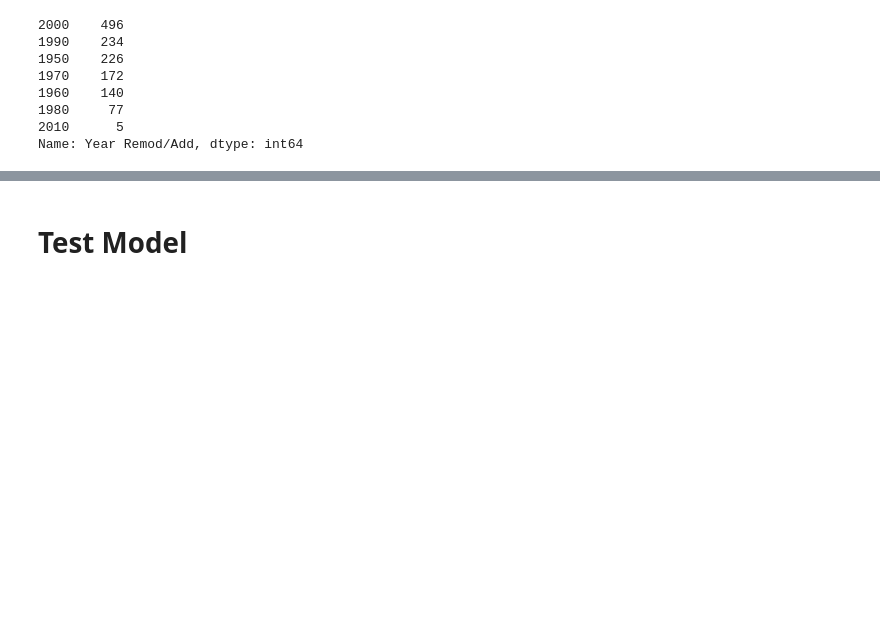
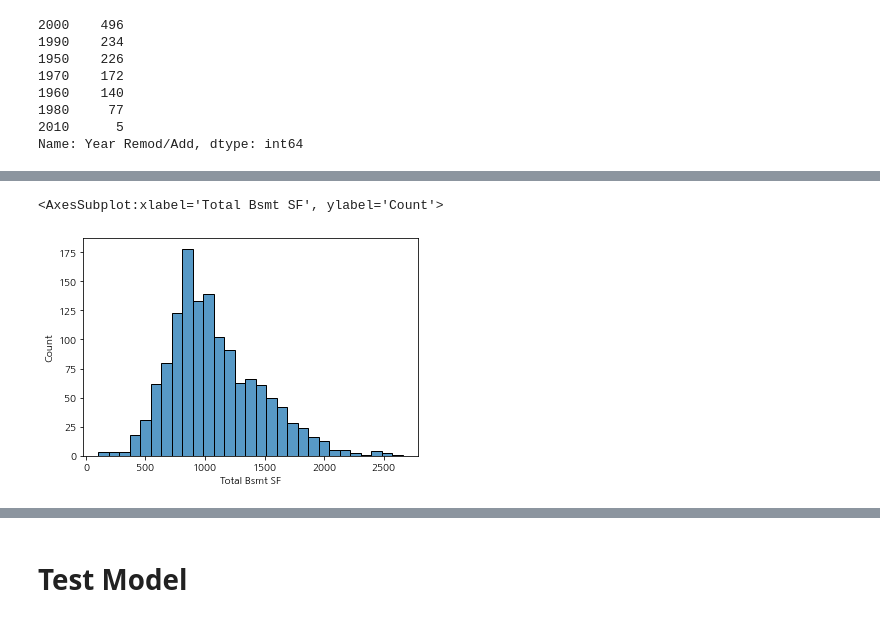
Before and after one commit to suhyun-guri/DACON, a Jupyter notebook: 집값 예측 경진대회/1. EDA 및 전처리, Base Modeling.ipynb, the cells around one changed output, grey strips where cells are left out. Cells and saved outputs as stored; diff of their text form; code cells hidden in the pictures; blank space fills up the shorter version.

```diff
--- a/집값 예측 경진대회/EDA 및 전처리.ipynb
+++ b/집값 예측 경진대회/1. EDA 및 전처리, Base Modeling.ipynb
@@ -246,0 +321,6 @@ Name: Year Remod/Add, dtype: int64
+# %%
+#Total Bsmt SF
+sns.histplot(train['Total Bsmt SF'])
+# %% [output]
+<AxesSubplot:xlabel='Total Bsmt SF', ylabel='Count'>
+[figure, added]
```
Also changed, not shown: parts of 22 cells of this notebook, 2 other files.
